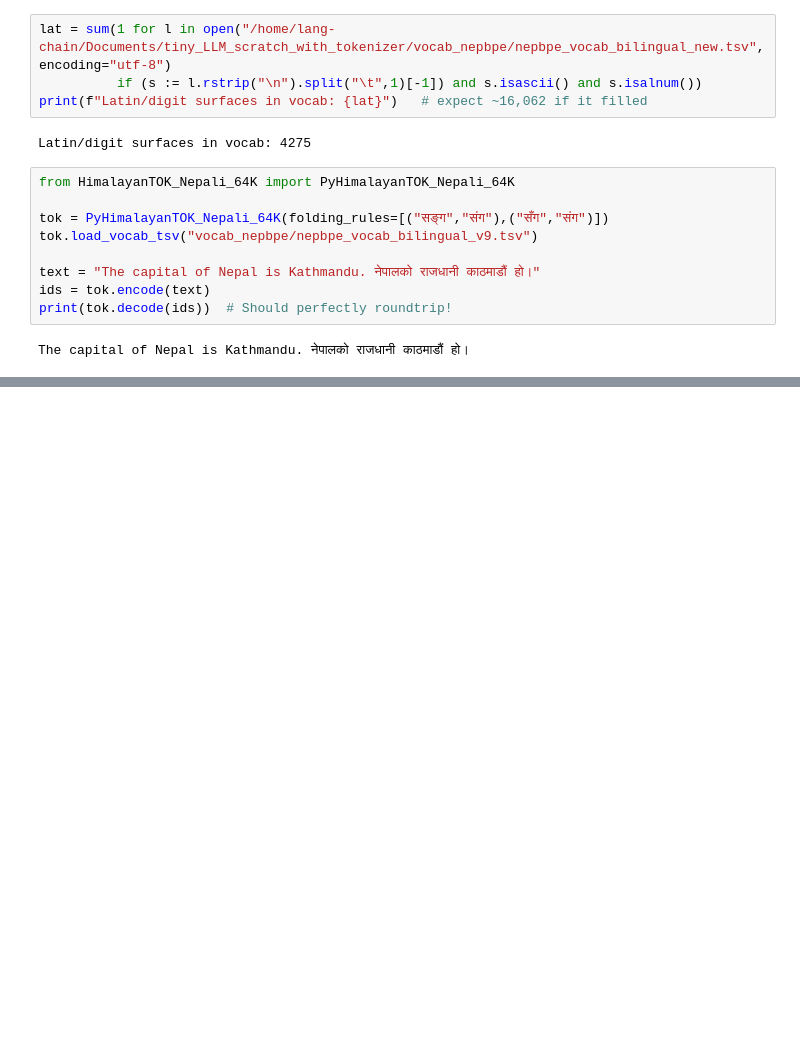
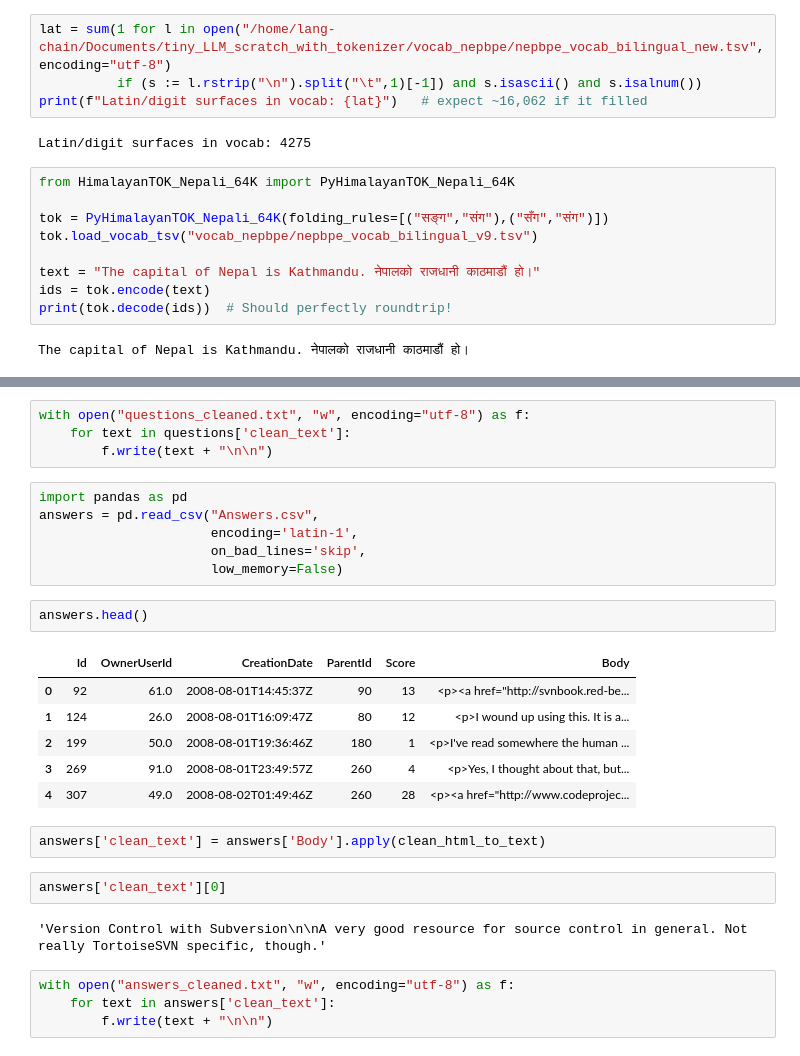
Before and after one commit to k17hawk/tiny_LLM_scratch_with_tokenizer, a Jupyter notebook: OLMo_inference.ipynb, the cells around one changed output, grey strips where cells are left out. Saved outputs shown, nothing was run; the diff lists cells and outputs as text; blank space fills up the shorter version.

```diff
--- a/OLMo_inference.ipynb
+++ b/OLMo_inference.ipynb
@@ -1436,0 +1594,29 @@ The capital of Nepal is Kathmandu. नेपालको राजधानी
+# %%
+with open("questions_cleaned.txt", "w", encoding="utf-8") as f:
+    for text in questions['clean_text']:
+        f.write(text + "\n\n")
+# %%
+import pandas as pd
+answers = pd.read_csv("Answers.csv",
+                      encoding='latin-1',
+                      on_bad_lines='skip',
+                      low_memory=False)
+# %%
+answers.head()
+# %% [output]
+|  | Id | OwnerUserId | CreationDate | ParentId | Score | Body |
+| 0 | 92 | 61.0 | 2008-08-01T14:45:37Z | 90 | 13 | <p><a href="http://svnbook.red-be... |
+| 1 | 124 | 26.0 | 2008-08-01T16:09:47Z | 80 | 12 | <p>I wound up using this. It is a... |
+| 2 | 199 | 50.0 | 2008-08-01T19:36:46Z | 180 | 1 | <p>I've read somewhere the human ... |
+| 3 | 269 | 91.0 | 2008-08-01T23:49:57Z | 260 | 4 | <p>Yes, I thought about that, but... |
+| 4 | 307 | 49.0 | 2008-08-02T01:49:46Z | 260 | 28 | <p><a href="http://www.codeprojec... |
+# %%
+answers['clean_text'] = answers['Body'].apply(clean_html_to_text)
+# %%
+answers['clean_text'][0]
+# %% [output]
+'Version Control with Subversion\n\nA very good resource for source control in general. Not really TortoiseSVN specific, though.'
+# %%
+with open("answers_cleaned.txt", "w", encoding="utf-8") as f:
+    for text in answers['clean_text']:
+        f.write(text + "\n\n")
```
Also changed, not shown: parts of 18 cells of this notebook, 4 other files.
